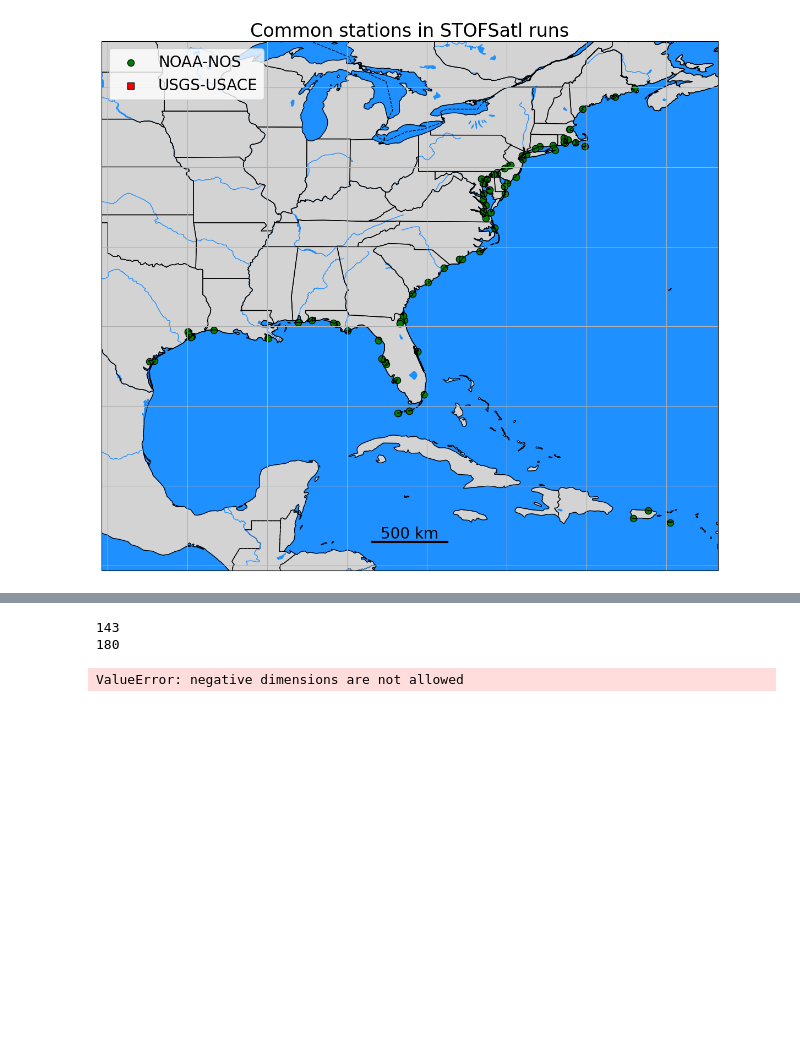
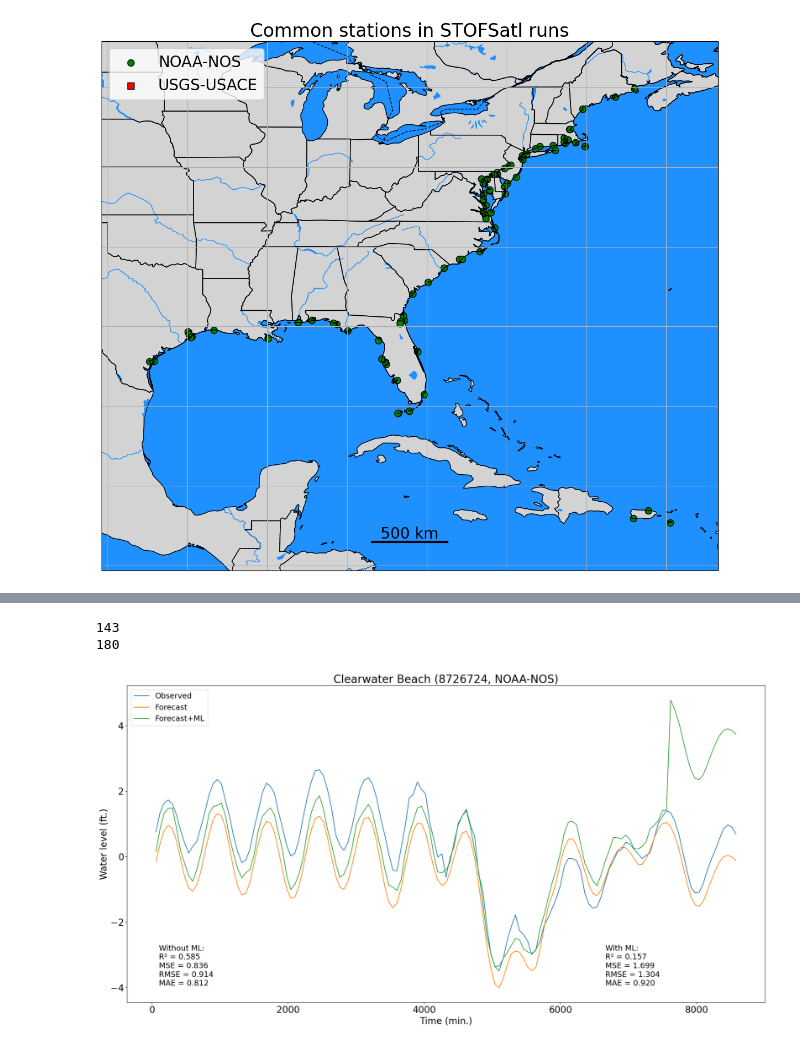
Before and after one commit to NoujoudNader/SormNet, a Jupyter notebook: main_test.ipynb, the cells around one changed output, grey strips where cells are left out. Saved outputs shown, nothing was run; the diff lists cells and outputs as text; code cells hidden in the pictures; blank space fills up the shorter version.

```diff
--- a/main_test.ipynb
+++ b/main_test.ipynb
@@ -432,10 +455,10 @@ y_pred_station = y_pred[:, :, node, :].flatten()
 # y_pred_station = np.append(np.ones(config['N_HIST'])*np.nan, y_pred_station)
 print(len(df_plot['forecast_data'].values))
 print(len(y_pred_station))
-padding_nan = np.ones(len(df_plot['forecast_data'].values)-len(y_pred_station))*np.nan
-y_pred_station = np.append(padding_nan, y_pred_station)
+# padding_nan = np.ones(len(df_plot['forecast_data'].values)-len(y_pred_station))*np.nan
+# y_pred_station = np.append(padding_nan, y_pred_station)
 
-df_plot['corr_forecast_data'] = df_plot['forecast_data'] - y_pred_station
+df_plot['corr_forecast_data'] = df_plot['forecast_data'] - y_pred_station[:len(df_plot['forecast_data'])]
 
 df_plot=df_plot.dropna().sort_values(by=['time_UTC_dt'])
 
@@ -459,31 +482,31 @@ plt.plot(df_plot['time_UTC_dt'], df_plot['observed_data'], label='Observed')
 plt.plot(df_plot['time_UTC_dt'], df_plot['forecast_data'], label='Forecast')
 plt.plot(df_plot['time_UTC_dt'], df_plot['corr_forecast_data'], label='Forecast+ML')
 plt.xlabel('Time (min.)')
 plt.ylabel('Water level (ft.)')
 
 # stats for observed - forecast
 r_sq_str = "R\u00b2 = {:.3f}\n".format(evaluation_stats[0])
 mse_str = "MSE = {:.3f}\n".format(evaluation_stats[1])
 rmse_str = "RMSE = {:.3f}\n".format(evaluation_stats[2])
 mae_str = "MAE = {:.3f}\n".format(evaluation_stats[3])
 stat_str = 'Without ML:\n' + r_sq_str + mse_str + rmse_str + mae_str
 annotation = plt.annotate(stat_str, xy=(0.05, 0.025), xycoords='axes fraction', fontsize='small')
 annotation.set_bbox(dict(facecolor='white', alpha=0.5, linewidth=0))
 
 # stats for observed - corr. forecast
 r_sq_str = "R\u00b2 = {:.3f}\n".format(evaluation_stats[4])
 mse_str = "MSE = {:.3f}\n".format(evaluation_stats[5])
 rmse_str = "RMSE = {:.3f}\n".format(evaluation_stats[6])
 mae_str = "MAE = {:.3f}\n".format(evaluation_stats[7])
 stat_str = 'With ML:\n' + r_sq_str + mse_str + rmse_str + mae_str
 annotation = plt.annotate(stat_str, xy=(0.75, 0.025), xycoords='axes fraction', fontsize='small')
 annotation.set_bbox(dict(facecolor='white', alpha=0.5, linewidth=0))
 plt.legend(loc='upper left', fontsize='small')
 title_str = station_name + f' ({str(id)}, {agency})'
 plt.title(title_str)
 # plt.savefig(filename_plot)
 plt.show()
 # %% [output]
 143
 180
-ValueError: negative dimensions are not allowed
+[figure, added]
```
Also changed, not shown: parts of 13 cells of this notebook.
